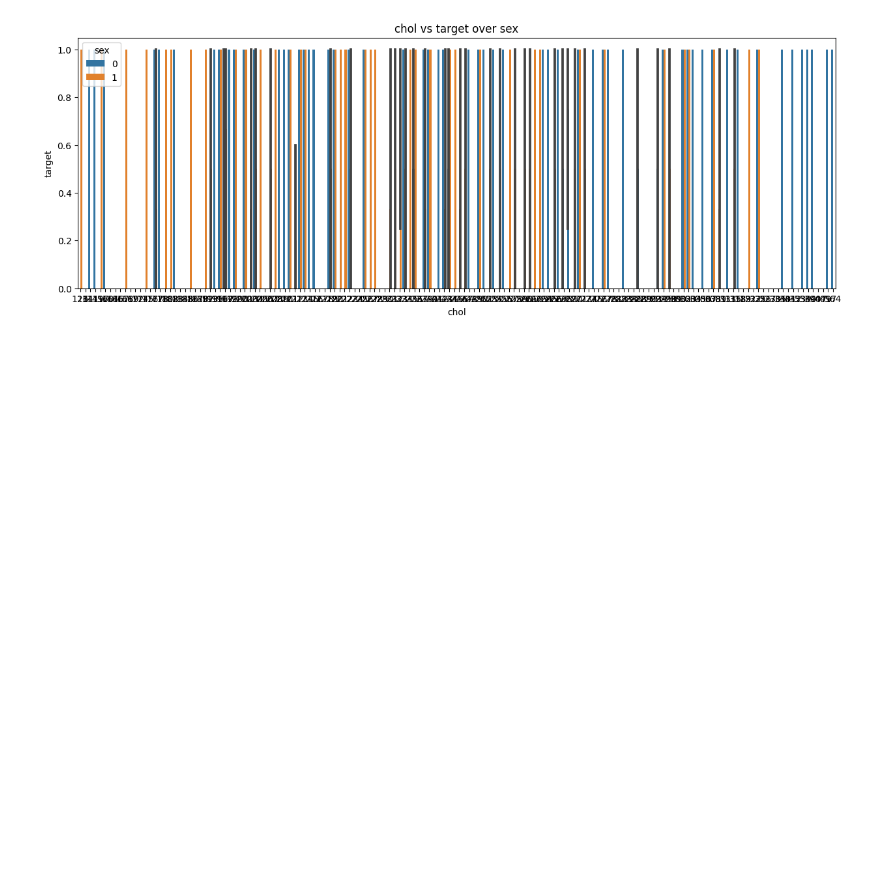
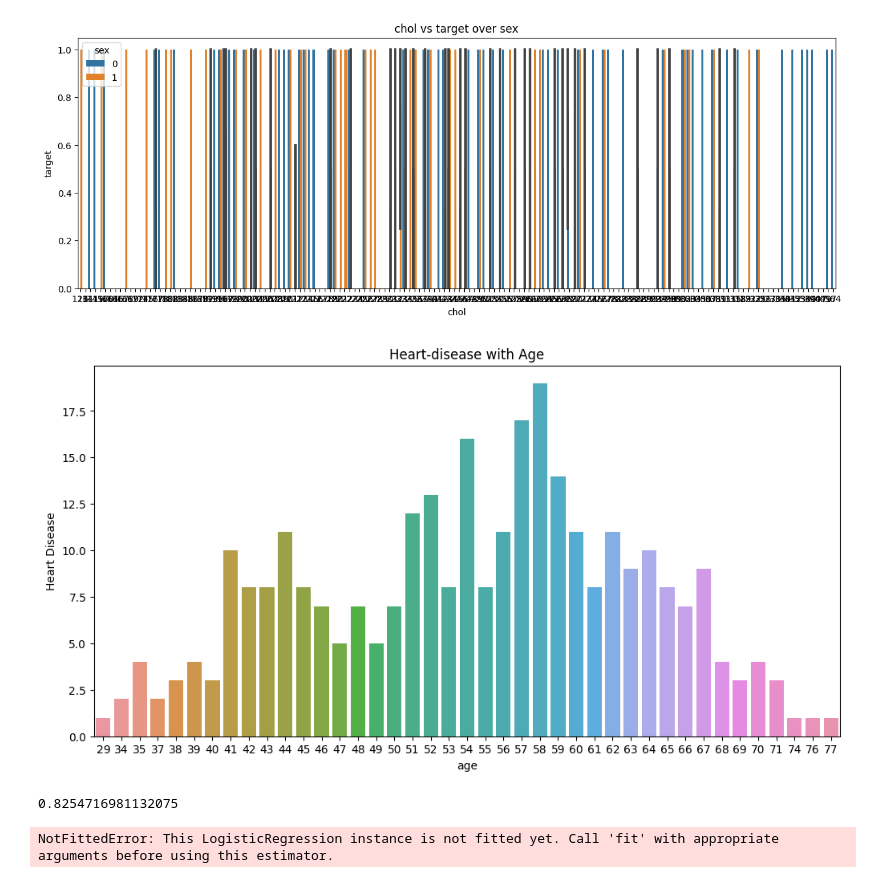
Before and after one commit to karushp/heart-disease-predict, a Jupyter notebook: heart-disease.ipynb, the cells around one changed output. Cells and saved outputs as stored; diff of their text form; code cells hidden in the pictures; blank space fills up the shorter version.

```diff
--- a/heart-disease.ipynb
+++ b/heart-disease.ipynb
@@ -95,3 +95,14 @@ plt.ylabel('target')
 plt.show()
 # %% [output]
 [figure]
+# %%
+# ploting relation between age and target
+
+plt.figure(figsize=(12,6))
+sns.barplot(x='age',y='target', data=df_heart.groupby('age')['target'].count().reset_index())
+plt.title('Heart-disease with Age')
+plt.xlabel('age')
+plt.ylabel('Heart Disease')
+plt.show()
+# %% [output]
+[figure, added]
@@ -97,0 +136,18 @@ plt.show()
+# %%
+# using model to fit data
+
+model = LogisticRegression()
+
+y_pred = cross_val_predict(model, X_train_scaled, y_train, cv=5)
+
+accuracy = accuracy_score(y_train, y_pred)
+accuracy
+# %% [output]
+0.8254716981132075
+# %%
+# testing using the test data
+y_test_pred = model.predict(X_test_scaled)
+accuracy = accuracy_score(y_test,y_test_pred)
+accuracy
+# %% [output]
+NotFittedError: This LogisticRegression instance is not fitted yet. Call 'fit' with appropriate arguments before using this estimator.
```
Also changed, not shown: parts of 4 cells of this notebook, 1 other file.
